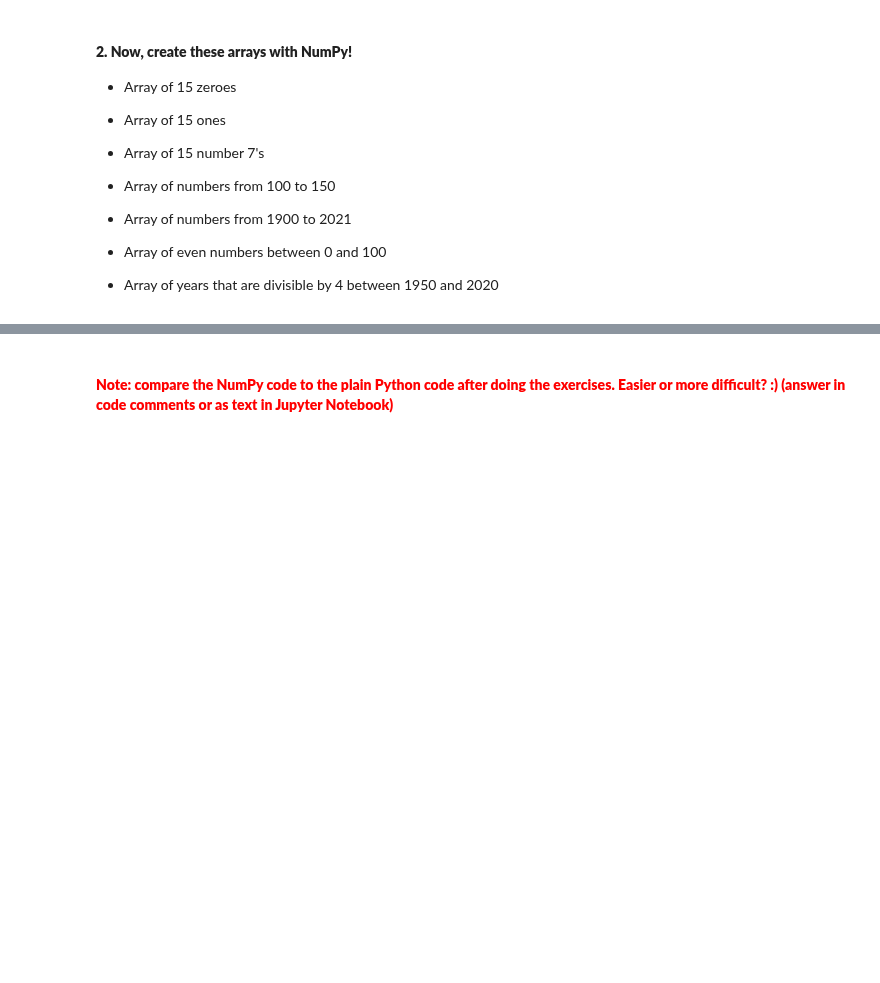
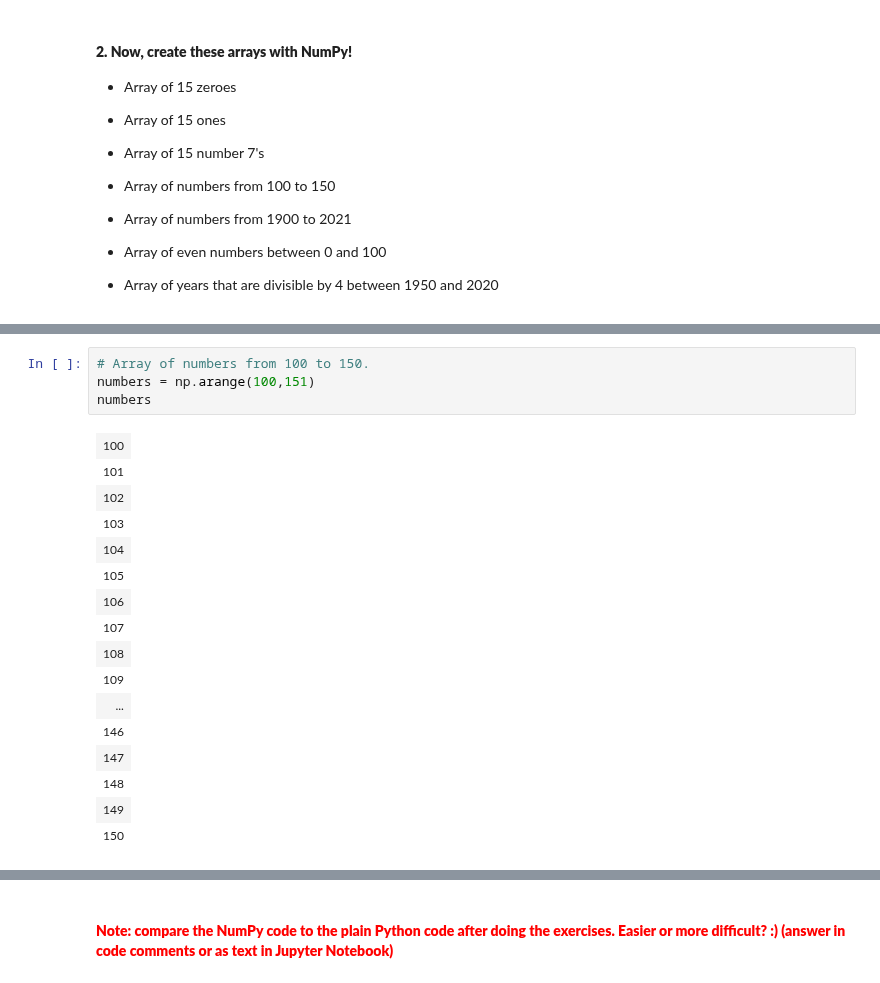
Before and after one commit to jehuhta/Intro_Data_Analytics_Huhta_Jeremy_Spring2025, a Jupyter notebook: DataAnalyticsExerciseSet1.ipynb, the cells around one changed output, grey strips where cells are left out. Cells and saved outputs as stored; diff of their text form; blank space fills up the shorter version.

```diff
--- a/DataAnalyticsExerciseSet1.ipynb
+++ b/DataAnalyticsExerciseSet1.ipynb
@@ -195 +225,22 @@ The amount of entries in the list: 15
+# %%
+# Array of numbers from 100 to 150.
+numbers = np.arange(100,151)
+numbers
+# %% [output]
+| 100 |
+| 101 |
+| 102 |
+| 103 |
+| 104 |
+| 105 |
+| 106 |
+| 107 |
+| 108 |
+| 109 |
+| ... |
+| 146 |
+| 147 |
+| 148 |
+| 149 |
+| 150 |
 # %%
```
Also changed, not shown: parts of 20 cells of this notebook.
